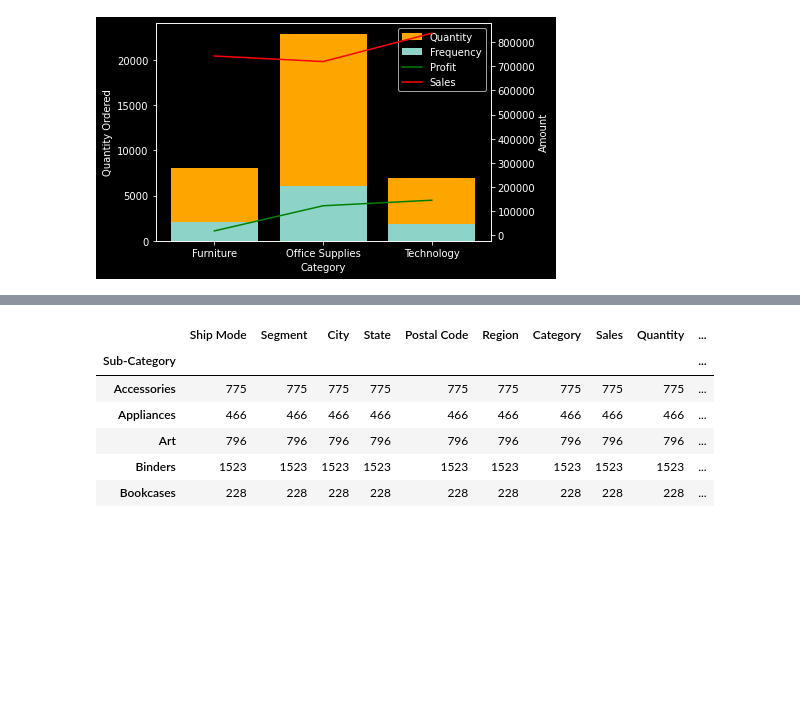
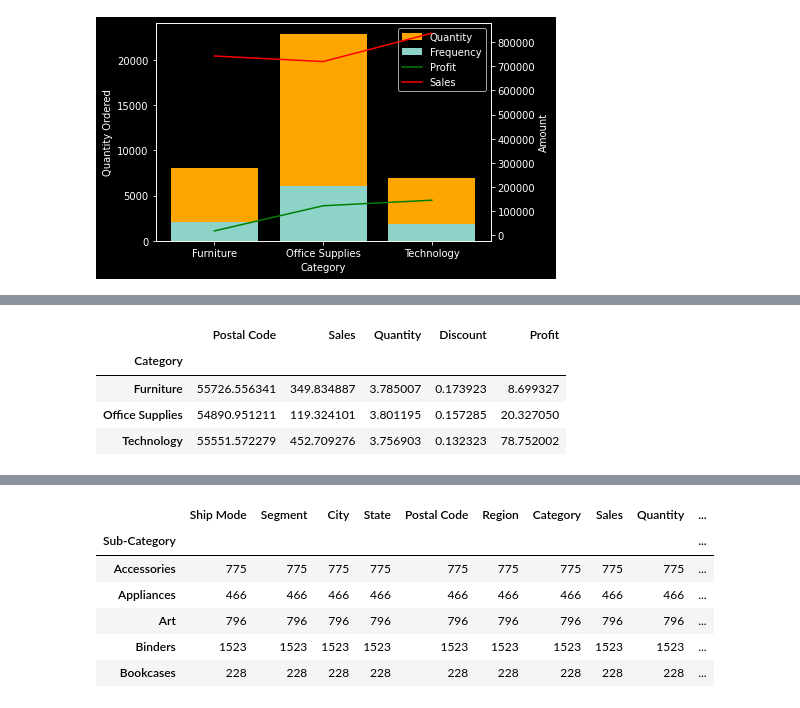
Before and after one commit to MrCipher691/GRIP-Sparks-Foundation, a Jupyter notebook: EDA-Store.ipynb, the cells around one changed output, grey strips where cells are left out. Cells and saved outputs as stored; diff of their text form; code cells hidden in the pictures; blank space fills up the shorter version.

```diff
--- a/EDA-Store.ipynb
+++ b/EDA-Store.ipynb
@@ -324,0 +375,9 @@ Technology         102603754  836154.0330      6939    244.40  145454.9481
+# %%
+category_mean = df.groupby('Category').mean()
+category_mean
+# %% [output]
+|  | Postal Code | Sales | Quantity | Discount | Profit |
+| Category |  |  |  |  |  |
+| Furniture | 55726.556341 | 349.834887 | 3.785007 | 0.173923 | 8.699327 |
+| Office Supplies | 54890.951211 | 119.324101 | 3.801195 | 0.157285 | 20.327050 |
+| Technology | 55551.572279 | 452.709276 | 3.756903 | 0.132323 | 78.752002 |
```
Also changed, not shown: parts of 25 cells of this notebook, 3 other files.
